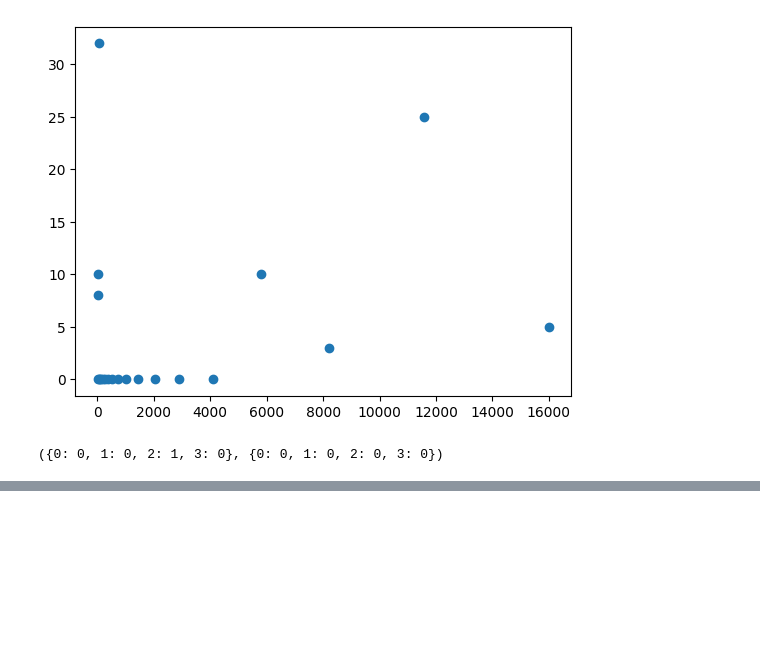
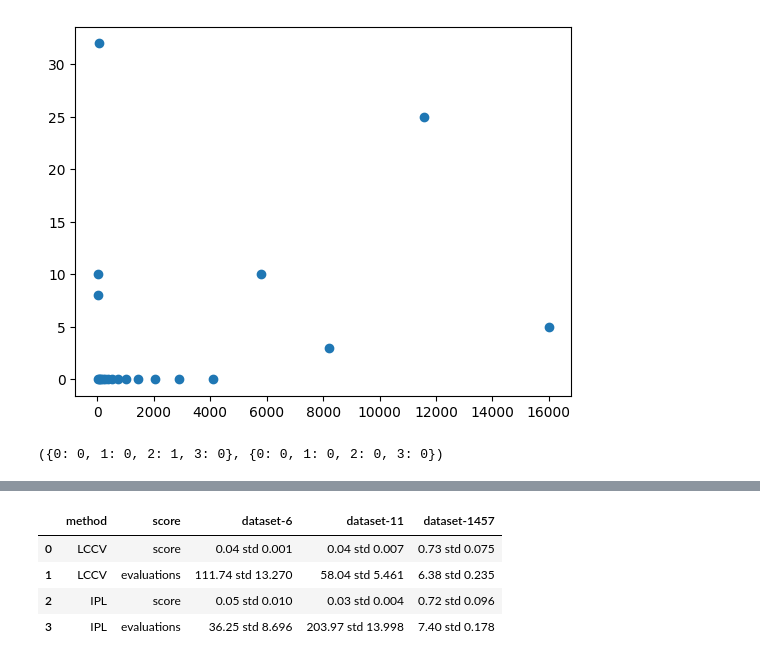
Before and after one commit to bramvaneerden/AutoML, a Jupyter notebook: A2/example.ipynb, the cells around one changed output, grey strips where cells are left out. Cells and saved outputs as stored; diff of their text form; code cells hidden in the pictures; blank space fills up the shorter version.

```diff
--- a/A2/example.ipynb
+++ b/A2/example.ipynb
@@ -232,0 +289,8 @@ test_dict, test_dict2
+# %%
+results
+# %% [output]
+|  | method | score | dataset-6 | dataset-11 | dataset-1457 |
+| 0 | LCCV | score | 0.04 std 0.001 | 0.04 std 0.007 | 0.73 std 0.075 |
+| 1 | LCCV | evaluations | 111.74 std 13.270 | 58.04 std 5.461 | 6.38 std 0.235 |
+| 2 | IPL | score | 0.05 std 0.010 | 0.03 std 0.004 | 0.72 std 0.096 |
+| 3 | IPL | evaluations | 36.25 std 8.696 | 203.97 std 13.998 | 7.40 std 0.178 |
```
Also changed, not shown: parts of 10 cells of this notebook, 16 other files.
